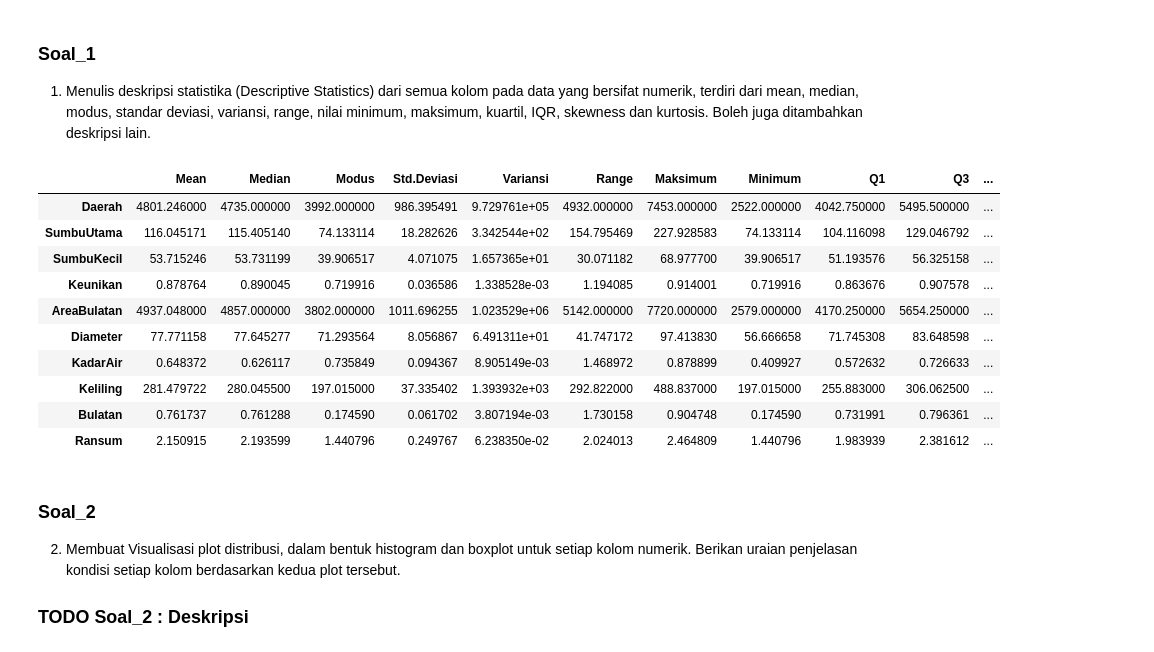
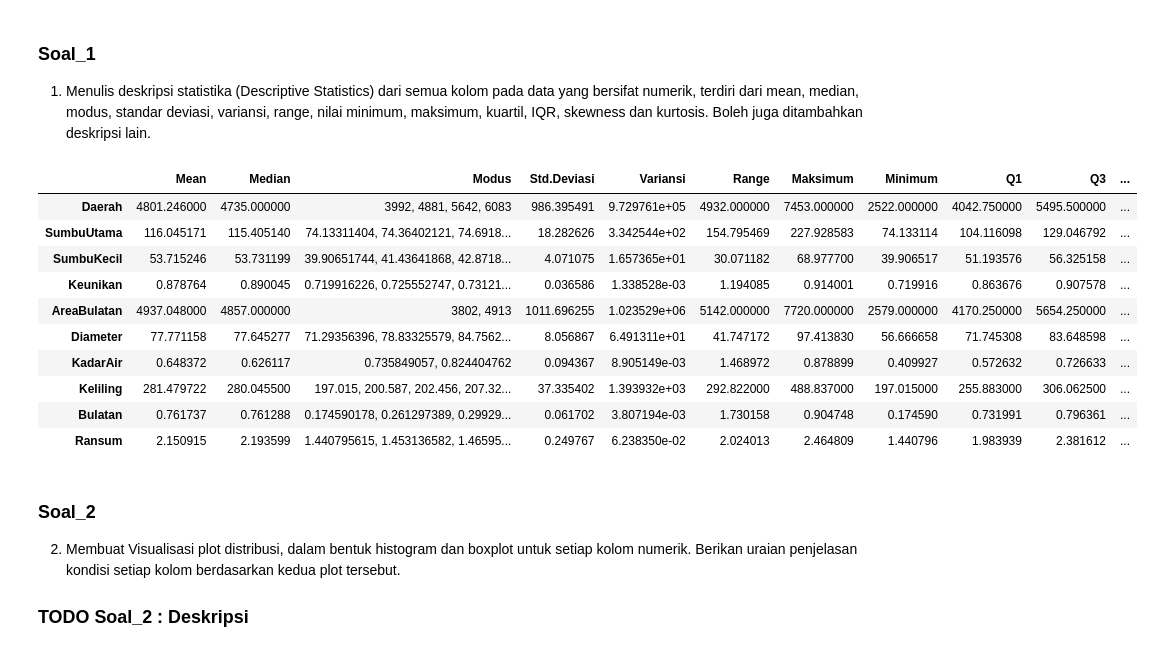
Before and after one commit to naufalsuryasumirat/Tubes_IF2220, a Jupyter notebook: src/K03-T1-IF2220-13519135.ipynb, the cells around one changed output. Cells and saved outputs as stored; diff of their text form; code cells hidden in the pictures.

```diff
--- a/src/K03-T1-IF2220-13519135.ipynb
+++ b/src/K03-T1-IF2220-13519135.ipynb
@@ -53,33 +39,47 @@ gandum.head(10) # 10 Baris pertama
 # %%
 # Soal 1
 descGandum = gandum.drop(columns = ["id", "Kelas"]) # Drop kolom id dan Kelas
 statistik = pandas.DataFrame() # Membuat DataFrame baru
 statistik["Mean"] = descGandum.mean() # Mean
 statistik["Median"] = descGandum.median() # Median
-statistik["Modus"] = descGandum.mode(axis = 0, numeric_only = True).dropna().iloc[0] # Modus
+
+# Modus tiap kolom
+mode1 = descGandum["Daerah"].mode().astype(str).str.cat(sep = ', ') # Modus kolom Daerah
+mode2 = descGandum["SumbuUtama"].mode().astype(str).str.cat(sep = ', ') # Modus kolom SumbuUtama
+mode3 = descGandum["SumbuKecil"].mode().astype(str).str.cat(sep = ', ') # Modus kolom SumbuKecil
+mode4 = descGandum["Keunikan"].mode().astype(str).str.cat(sep = ', ') # Modus kolom Keunikan
+mode5 = descGandum["AreaBulatan"].mode().astype(str).str.cat(sep = ', ') # Modus kolom AreaBulatan
+mode6 = descGandum["Diameter"].mode().astype(str).str.cat(sep = ', ') # Modus kolom Diameter
+mode7 = descGandum["KadarAir"].mode().astype(str).str.cat(sep = ', ') # Modus kolom KadarAir
+mode8 = descGandum["Keliling"].mode().astype(str).str.cat(sep = ', ') # Modus kolom Keliling
+mode9 = descGandum["Bulatan"].mode().astype(str).str.cat(sep = ', ') # Modus kolom Bulatan
+mode10 = descGandum["Ransum"].mode().astype(str).str.cat(sep = ', ') # Modus kolom Ransum
+
+# statistik["Modus"] = descGandum.mode(axis = 0, numeric_only = True).dropna().iloc[0] # Modus
+statistik["Modus"] = [mode1, mode2, mode3, mode4, mode5, mode6, mode7, mode8, mode9, mode10] # Modus (diperlihatkan seluruh modus)
 statistik["Std.Deviasi"] = descGandum.std() # Standar Deviasi
 statistik["Variansi"] = descGandum.var() # Variansi
 statistik["Range"] = descGandum.max() - descGandum.min() + 1 # Range
 statistik["Maksimum"] = descGandum.max() # Maksimum
 statistik["Minimum"] = descGandum.min() # Minimum
 statistik["Q1"] = descGandum.quantile(.25) # Quartil pertama
 statistik["Q3"] = descGandum.quantile(.75) # Quartil ketiga
 statistik["IQR"] = statistik["Q3"] - statistik["Q1"] # Interquartile Range (IQR)
 statistik["Skewness"] = descGandum.skew() # Skewness
 statistik["Kurtosis"] = descGandum.kurtosis() # Kurtosis
 statistik # Memperlihatkan DataFrame 'statistik'
 # %% [output]
 |  | Mean | Median | Modus | Std.Deviasi | Variansi | Range | Maksimum | Minimum | Q1 | Q3 | ... |
-| Daerah | 4801.246000 | 4735.000000 | 3992.000000 | 986.395491 | 9.729761e+05 | 4932.000000 | 7453.000000 | 2522.000000 | 4042.750000 | 5495.500000 | ... |
-| SumbuUtama | 116.045171 | 115.405140 | 74.133114 | 18.282626 | 3.342544e+02 | 154.795469 | 227.928583 | 74.133114 | 104.116098 | 129.046792 | ... |
-| SumbuKecil | 53.715246 | 53.731199 | 39.906517 | 4.071075 | 1.657365e+01 | 30.071182 | 68.977700 | 39.906517 | 51.193576 | 56.325158 | ... |
-| Keunikan | 0.878764 | 0.890045 | 0.719916 | 0.036586 | 1.338528e-03 | 1.194085 | 0.914001 | 0.719916 | 0.863676 | 0.907578 | ... |
-| AreaBulatan | 4937.048000 | 4857.000000 | 3802.000000 | 1011.696255 | 1.023529e+06 | 5142.000000 | 7720.000000 | 2579.000000 | 4170.250000 | 5654.250000 | ... |
-| Diameter | 77.771158 | 77.645277 | 71.293564 | 8.056867 | 6.491311e+01 | 41.747172 | 97.413830 | 56.666658 | 71.745308 | 83.648598 | ... |
-| KadarAir | 0.648372 | 0.626117 | 0.735849 | 0.094367 | 8.905149e-03 | 1.468972 | 0.878899 | 0.409927 | 0.572632 | 0.726633 | ... |
-| Keliling | 281.479722 | 280.045500 | 197.015000 | 37.335402 | 1.393932e+03 | 292.822000 | 488.837000 | 197.015000 | 255.883000 | 306.062500 | ... |
-| Bulatan | 0.761737 | 0.761288 | 0.174590 | 0.061702 | 3.807194e-03 | 1.730158 | 0.904748 | 0.174590 | 0.731991 | 0.796361 | ... |
-| Ransum | 2.150915 | 2.193599 | 1.440796 | 0.249767 | 6.238350e-02 | 2.024013 | 2.464809 | 1.440796 | 1.983939 | 2.381612 | ... |
+| Daerah | 4801.246000 | 4735.000000 | 3992, 4881, 5642, 6083 | 986.395491 | 9.729761e+05 | 4932.000000 | 7453.000000 | 2522.000000 | 4042.750000 | 5495.500000 | ... |
+| SumbuUtama | 116.045171 | 115.405140 | 74.13311404, 74.36402121, 74.6918... | 18.282626 | 3.342544e+02 | 154.795469 | 227.928583 | 74.133114 | 104.116098 | 129.046792 | ... |
+| SumbuKecil | 53.715246 | 53.731199 | 39.90651744, 41.43641868, 42.8718... | 4.071075 | 1.657365e+01 | 30.071182 | 68.977700 | 39.906517 | 51.193576 | 56.325158 | ... |
+| Keunikan | 0.878764 | 0.890045 | 0.719916226, 0.725552747, 0.73121... | 0.036586 | 1.338528e-03 | 1.194085 | 0.914001 | 0.719916 | 0.863676 | 0.907578 | ... |
+| AreaBulatan | 4937.048000 | 4857.000000 | 3802, 4913 | 1011.696255 | 1.023529e+06 | 5142.000000 | 7720.000000 | 2579.000000 | 4170.250000 | 5654.250000 | ... |
+| Diameter | 77.771158 | 77.645277 | 71.29356396, 78.83325579, 84.7562... | 8.056867 | 6.491311e+01 | 41.747172 | 97.413830 | 56.666658 | 71.745308 | 83.648598 | ... |
+| KadarAir | 0.648372 | 0.626117 | 0.735849057, 0.824404762 | 0.094367 | 8.905149e-03 | 1.468972 | 0.878899 | 0.409927 | 0.572632 | 0.726633 | ... |
+| Keliling | 281.479722 | 280.045500 | 197.015, 200.587, 202.456, 207.32... | 37.335402 | 1.393932e+03 | 292.822000 | 488.837000 | 197.015000 | 255.883000 | 306.062500 | ... |
+| Bulatan | 0.761737 | 0.761288 | 0.174590178, 0.261297389, 0.29929... | 0.061702 | 3.807194e-03 | 1.730158 | 0.904748 | 0.174590 | 0.731991 | 0.796361 | ... |
+| Ransum | 2.150915 | 2.193599 | 1.440795615, 1.453136582, 1.46595... | 0.249767 | 6.238350e-02 | 2.024013 | 2.464809 | 1.440796 | 1.983939 | 2.381612 | ... |
 # %% [markdown]
 ### Soal_2
 2. Membuat Visualisasi plot distribusi, dalam bentuk histogram dan boxplot untuk setiap kolom numerik. Berikan uraian penjelasan kondisi setiap kolom berdasarkan kedua plot tersebut.
```
Also changed, not shown: parts of 8 cells of this notebook.
